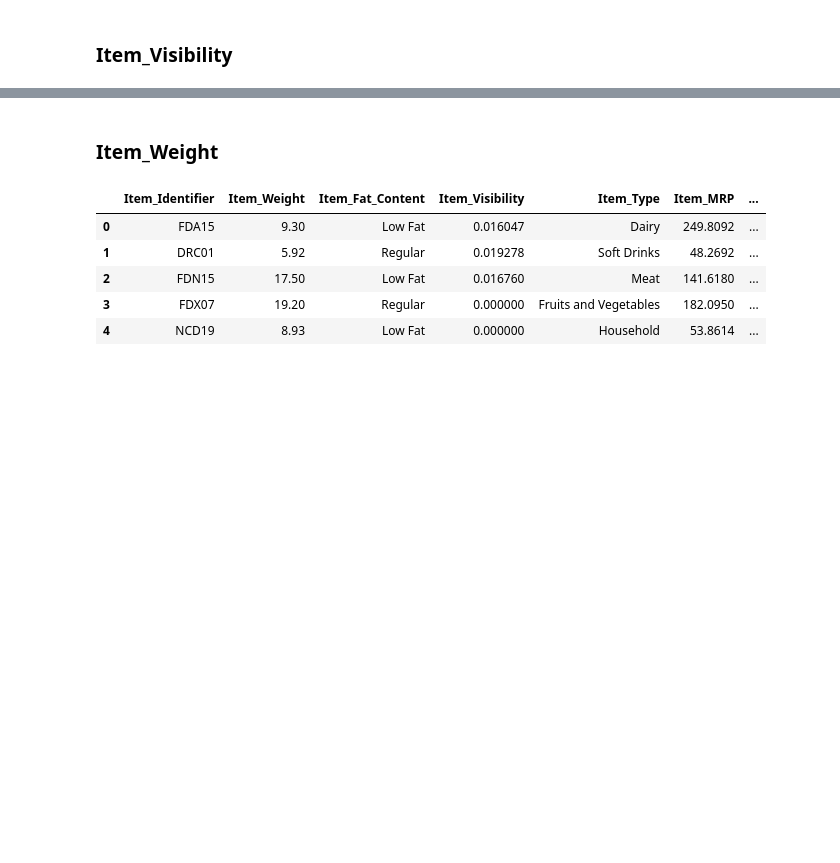
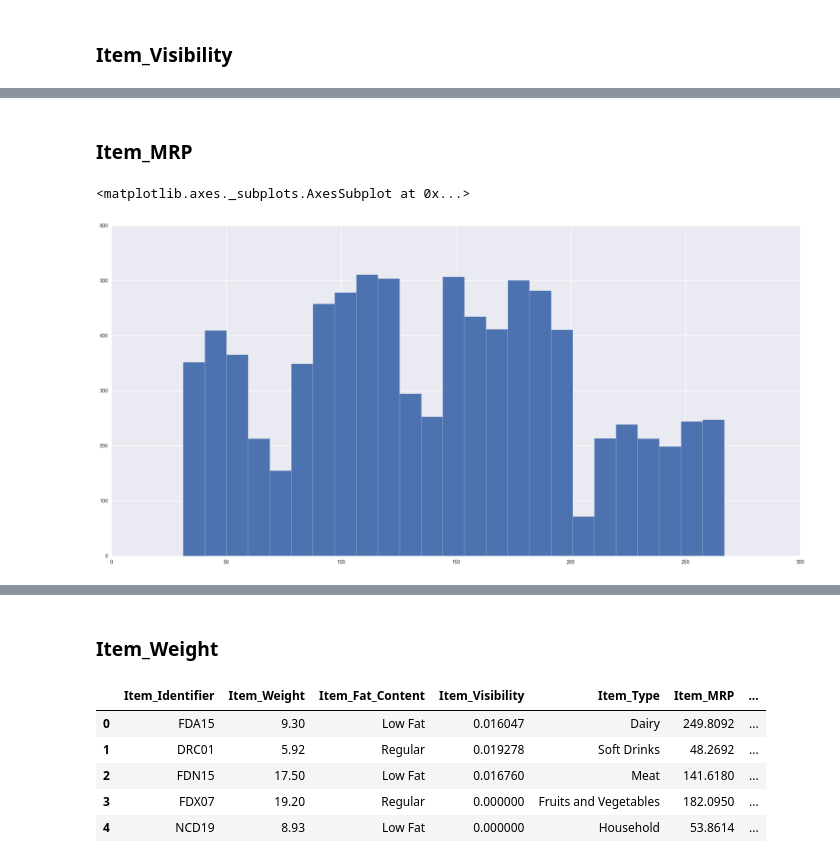
Before and after one commit to Meigarom/Big-Mart-Sales, a Jupyter notebook: BigMart_SalesPrediction.ipynb, the cells around one changed output, grey strips where cells are left out. Cells and saved outputs as stored; diff of their text form; code cells hidden in the pictures; blank space fills up the shorter version.

```diff
--- a/BigMart_SalesPrediction.ipynb
+++ b/BigMart_SalesPrediction.ipynb
@@ -133 +136,8 @@ df['Item_Visibility'].hist( bins=26 )
 [figure]
+# %% [markdown]
+### Item_MRP
+# %%
+df['Item_MRP'].hist( bins=25 )
+# %% [output]
+<matplotlib.axes._subplots.AxesSubplot at 0x...>
+[figure, added]
```
Also changed, not shown: parts of 11 cells of this notebook.
